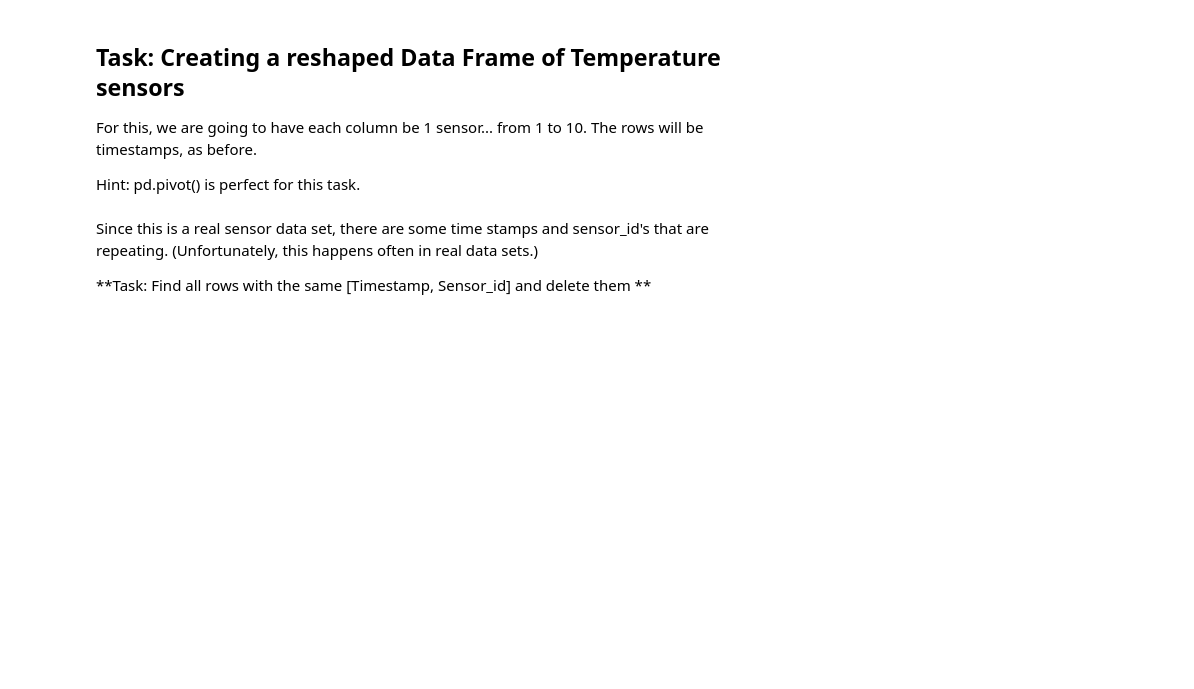
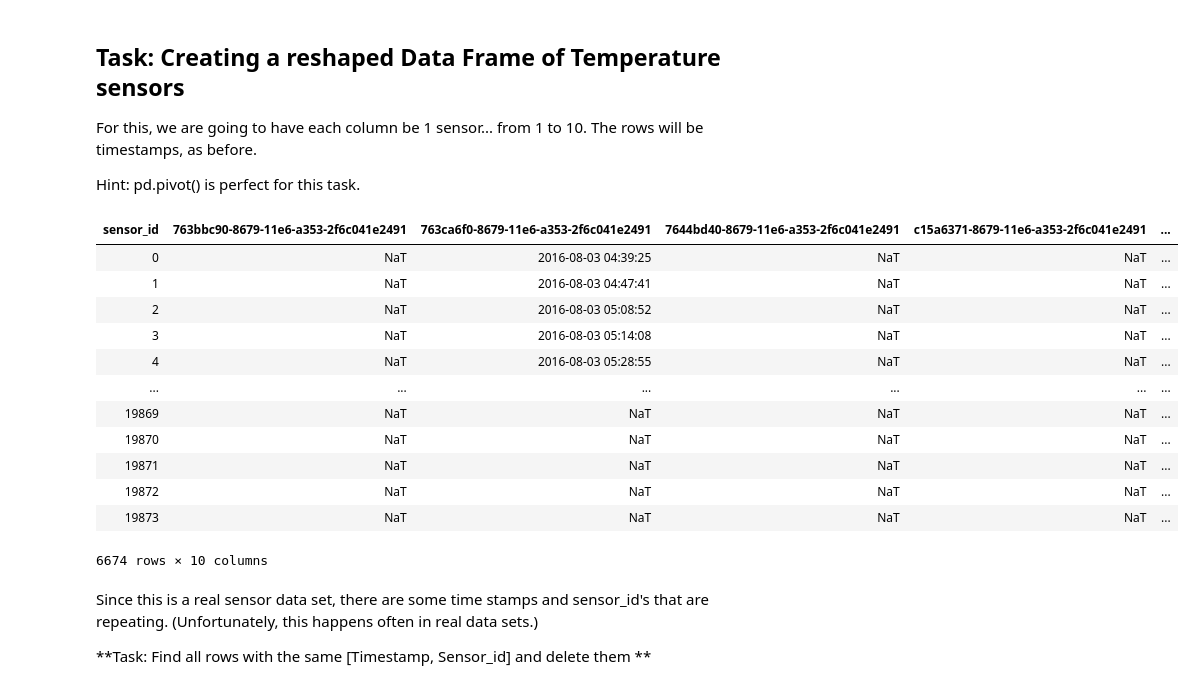
Before and after one commit to Opondoh/Digital_Thread_Summative, a Jupyter notebook: D4I_Summative_Vivian.ipynb, the cells around one changed output. Cells and saved outputs as stored; diff of their text form; code cells hidden in the pictures; blank space fills up the shorter version.

Commit message:
Group by temp sensors and reshape

```diff
--- a/D4I_Summative_Vivian.ipynb
+++ b/D4I_Summative_Vivian.ipynb
@@ -292,6 +295,6 @@ timestamp          0.000000
 sensor_id          0.000000
 dtype: float64
 # %%
-data_all_clean = data_all.isnull().sum()*(100/(len(data_all)))
-data_all_clean
+data_all_clean = data_all.dropna()
+data_all_clean.isnull().sum()*(100/(len(data_all_clean)))
 # %% [output]
@@ -327,3 +326,23 @@ Hint: pd.pivot() is perfect for this task.
+# %%
+#group by temp sensors
+temp_sensors_clean = data_all_clean[data_all_clean.type_id == 'TCA']
+
+#reshape the data to have each column as 1 sensor and rows as timestamps
+temp_sensors_clean.pivot(columns='sensor_id', values='timestamp')
+# %% [output]
+| sensor_id | 763bbc90-8679-11e6-a353-2f6c041e2491 | 763ca6f0-8679-11e6-a353-2f6c041e2491 | 7644bd40-8679-11e6-a353-2f6c041e2491 | c15a6371-8679-11e6-a353-2f6c041e2491 | ... |
+| 0 | NaT | 2016-08-03 04:39:25 | NaT | NaT | ... |
+| 1 | NaT | 2016-08-03 04:47:41 | NaT | NaT | ... |
+| 2 | NaT | 2016-08-03 05:08:52 | NaT | NaT | ... |
+| 3 | NaT | 2016-08-03 05:14:08 | NaT | NaT | ... |
+| 4 | NaT | 2016-08-03 05:28:55 | NaT | NaT | ... |
+| ... | ... | ... | ... | ... | ... |
+| 19869 | NaT | NaT | NaT | NaT | ... |
+| 19870 | NaT | NaT | NaT | NaT | ... |
+| 19871 | NaT | NaT | NaT | NaT | ... |
+| 19872 | NaT | NaT | NaT | NaT | ... |
+| 19873 | NaT | NaT | NaT | NaT | ... |
+6674 rows × 10 columns
 # %% [markdown]
 Since this is a real sensor data set, there are some time stamps and sensor_id's that are repeating. (Unfortunately, this happens often in real data sets.)
 
```
Also changed, not shown: parts of 4 cells of this notebook.
